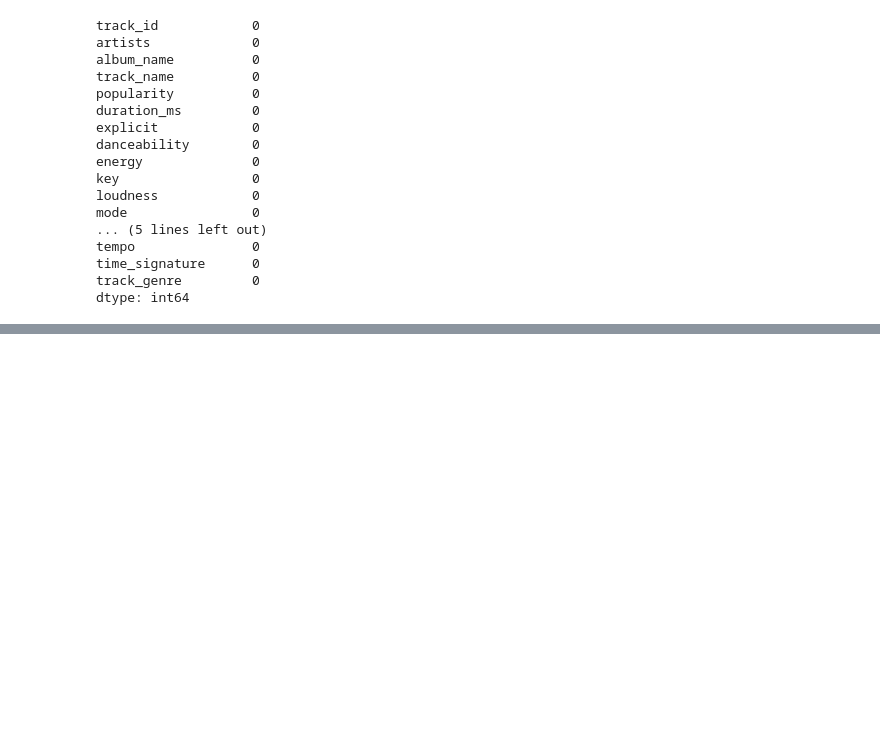
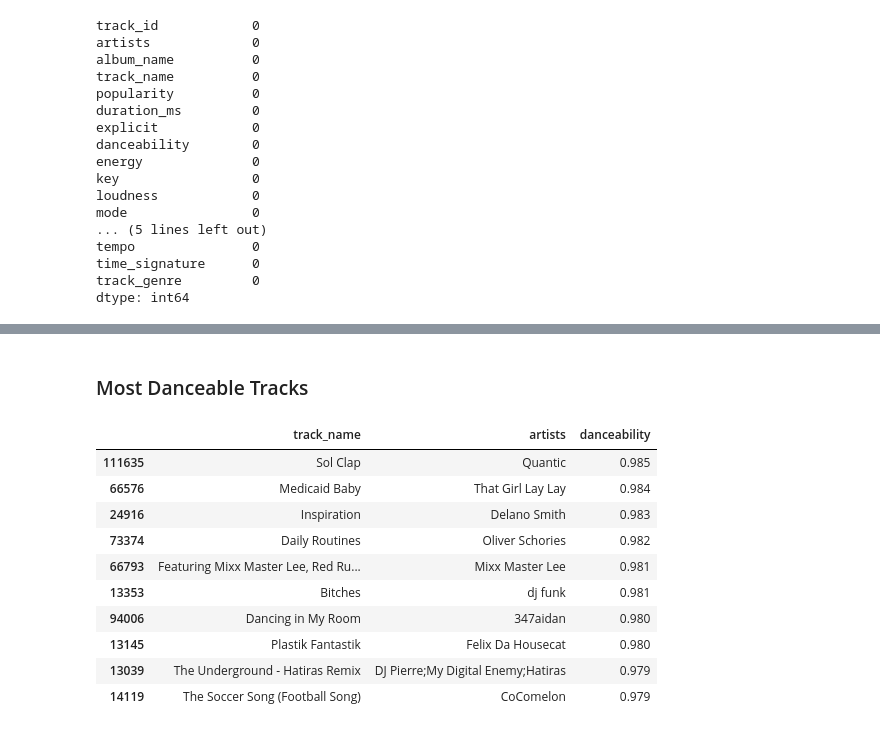
Before and after one commit to davitgouveia/Spotify-Data-Collection, a Jupyter notebook: data-analysis.ipynb, the cells around one changed output, grey strips where cells are left out. Drawn from its saved outputs; the diff is of its cells as text; code cells hidden in the pictures; blank space fills up the shorter version.

```diff
--- a/data-analysis.ipynb
+++ b/data-analysis.ipynb
@@ -100,0 +287,16 @@ dtype: int64
+# %% [markdown]
+### Most Danceable Tracks
+# %%
+df_mostDanceableTracks
+# %% [output]
+|  | track_name | artists | danceability |
+| 111635 | Sol Clap | Quantic | 0.985 |
+| 66576 | Medicaid Baby | That Girl Lay Lay | 0.984 |
+| 24916 | Inspiration | Delano Smith | 0.983 |
+| 73374 | Daily Routines | Oliver Schories | 0.982 |
+| 66793 | Featuring Mixx Master Lee, Red Ru... | Mixx Master Lee | 0.981 |
+| 13353 | Bitches | dj funk | 0.981 |
+| 94006 | Dancing in My Room | 347aidan | 0.980 |
+| 13145 | Plastik Fantastik | Felix Da Housecat | 0.980 |
+| 13039 | The Underground - Hatiras Remix | DJ Pierre;My Digital Enemy;Hatiras | 0.979 |
+| 14119 | The Soccer Song (Football Song) | CoComelon | 0.979 |
```
Also changed, not shown: parts of 27 cells of this notebook.
